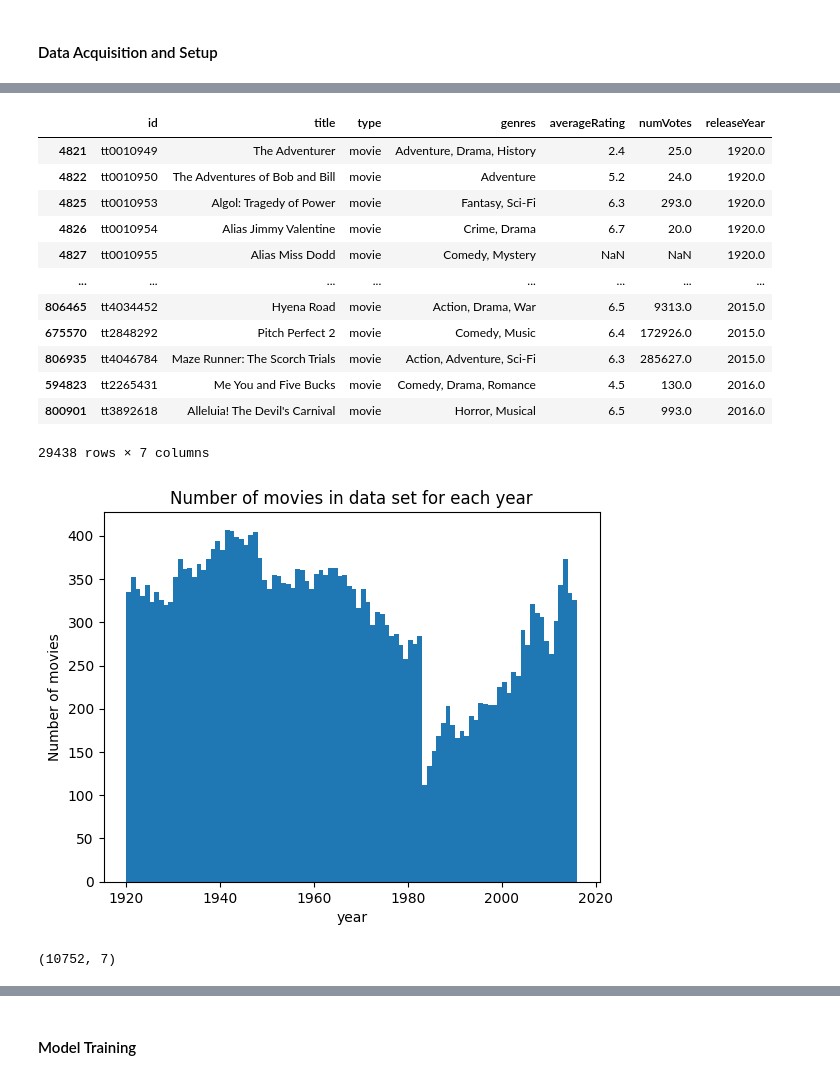
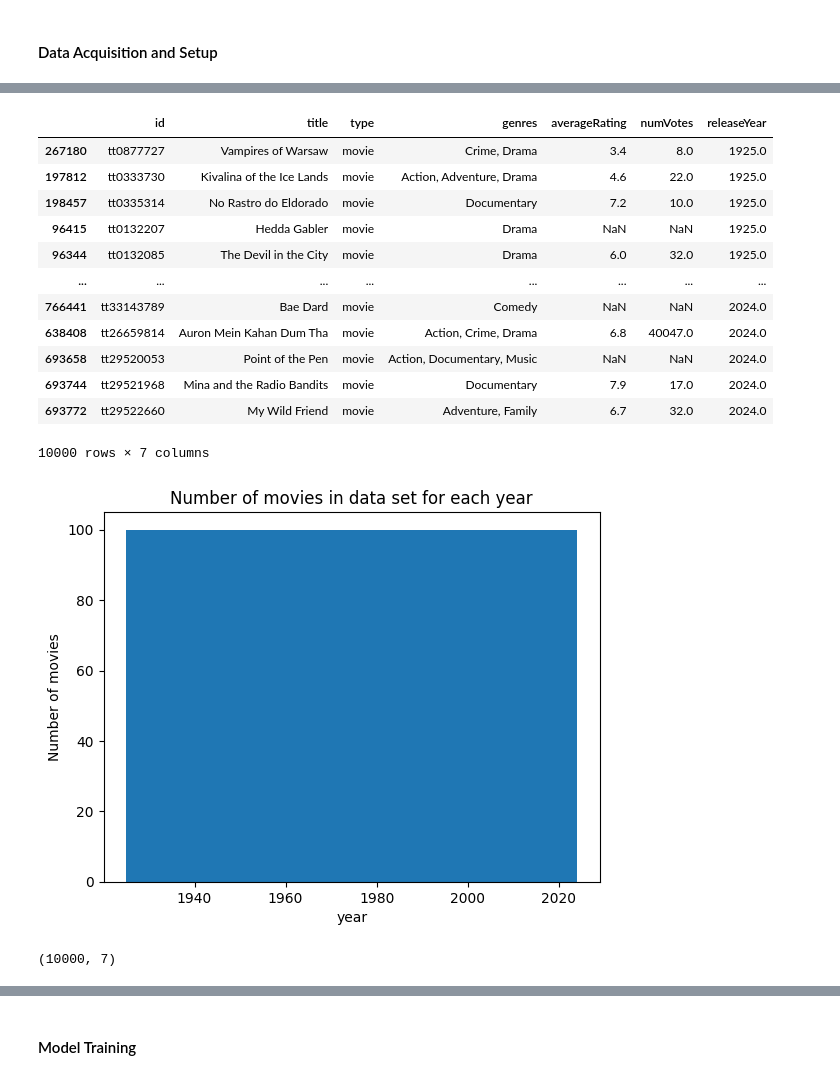
Before and after one commit to RickHanish/Movie_Poster_Dating, a Jupyter notebook: final_project.ipynb, the cells around one changed output, grey strips where cells are left out. Drawn from its saved outputs; the diff is of its cells as text; code cells hidden in the pictures.

```diff
--- a/final_project.ipynb
+++ b/final_project.ipynb
@@ -22,3 +23,7 @@ import time
 pd.options.mode.chained_assignment = None
 # %% [markdown]
 #### Data Acquisition and Setup
+# %%
+imdb_data = pd.read_csv('imdb_data.csv')
+imdb_data.dropna(axis=0)
+imdb_data.sort_values('releaseYear', inplace=True)
@@ -25,22 +143,19 @@ pd.options.mode.chained_assignment = None
 # %%
-ids_with_posters = os.listdir('Multi_Label_dataset/Images')
+ids_with_posters = os.listdir('century_poster_dataset')
 ids_with_posters = [i[:i.rindex('.')] for i in ids_with_posters]
-imdb_data = pd.read_csv('imdb_data.csv')
-data = imdb_data.query('id in @ids_with_posters & type == "movie"')
-data.dropna(axis=0)
-data.sort_values('releaseYear', inplace=True)
-data
+data_with_posters = imdb_data.query('id in @ids_with_posters & type == "movie"')
+data_with_posters
 # %% [output]
 |  | id | title | type | genres | averageRating | numVotes | releaseYear |
-| 4821 | tt0010949 | The Adventurer | movie | Adventure, Drama, History | 2.4 | 25.0 | 1920.0 |
-| 4822 | tt0010950 | The Adventures of Bob and Bill | movie | Adventure | 5.2 | 24.0 | 1920.0 |
-| 4825 | tt0010953 | Algol: Tragedy of Power | movie | Fantasy, Sci-Fi | 6.3 | 293.0 | 1920.0 |
-| 4826 | tt0010954 | Alias Jimmy Valentine | movie | Crime, Drama | 6.7 | 20.0 | 1920.0 |
-| 4827 | tt0010955 | Alias Miss Dodd | movie | Comedy, Mystery | NaN | NaN | 1920.0 |
+| 267180 | tt0877727 | Vampires of Warsaw | movie | Crime, Drama | 3.4 | 8.0 | 1925.0 |
+| 197812 | tt0333730 | Kivalina of the Ice Lands | movie | Action, Adventure, Drama | 4.6 | 22.0 | 1925.0 |
+| 198457 | tt0335314 | No Rastro do Eldorado | movie | Documentary | 7.2 | 10.0 | 1925.0 |
+| 96415 | tt0132207 | Hedda Gabler | movie | Drama | NaN | NaN | 1925.0 |
+| 96344 | tt0132085 | The Devil in the City | movie | Drama | 6.0 | 32.0 | 1925.0 |
 | ... | ... | ... | ... | ... | ... | ... | ... |
-| 806465 | tt4034452 | Hyena Road | movie | Action, Drama, War | 6.5 | 9313.0 | 2015.0 |
-| 675570 | tt2848292 | Pitch Perfect 2 | movie | Comedy, Music | 6.4 | 172926.0 | 2015.0 |
-| 806935 | tt4046784 | Maze Runner: The Scorch Trials | movie | Action, Adventure, Sci-Fi | 6.3 | 285627.0 | 2015.0 |
-| 594823 | tt2265431 | Me You and Five Bucks | movie | Comedy, Drama, Romance | 4.5 | 130.0 | 2016.0 |
-| 800901 | tt3892618 | Alleluia! The Devil's Carnival | movie | Horror, Musical | 6.5 | 993.0 | 2016.0 |
+| 766441 | tt33143789 | Bae Dard | movie | Comedy | NaN | NaN | 2024.0 |
+| 638408 | tt26659814 | Auron Mein Kahan Dum Tha | movie | Action, Crime, Drama | 6.8 | 40047.0 | 2024.0 |
+| 693658 | tt29520053 | Point of the Pen | movie | Action, Documentary, Music | NaN | NaN | 2024.0 |
+| 693744 | tt29521968 | Mina and the Radio Bandits | movie | Documentary | 7.9 | 17.0 | 2024.0 |
+| 693772 | tt29522660 | My Wild Friend | movie | Adventure, Family | 6.7 | 32.0 | 2024.0 |
-29438 rows × 7 columns
+10000 rows × 7 columns
@@ -59,6 +162,6 @@ if run_this_cell:
 # %%
-plt.hist(data['releaseYear'], bins=len(data['releaseYear'].unique())-1)
+plt.hist(data_with_posters['releaseYear'], bins=len(data_with_posters['releaseYear'].unique()))
 plt.gca().set(xlabel='year', ylabel='Number of movies', title='Number of movies in data set for each year')
 plt.show()
 # %% [output]
-[figure, old version]
+[figure, new version]
@@ -94,4 +173,4 @@ sampled_data_test = sample_movies_by_year(data, 1920, 2015, 2)
 # %%
-sampled_data.shape
+data_with_posters.shape
 # %% [output]
-(10752, 7)
+(10000, 7)
```
Also changed, not shown: parts of 35 cells of this notebook, 1 other file.
